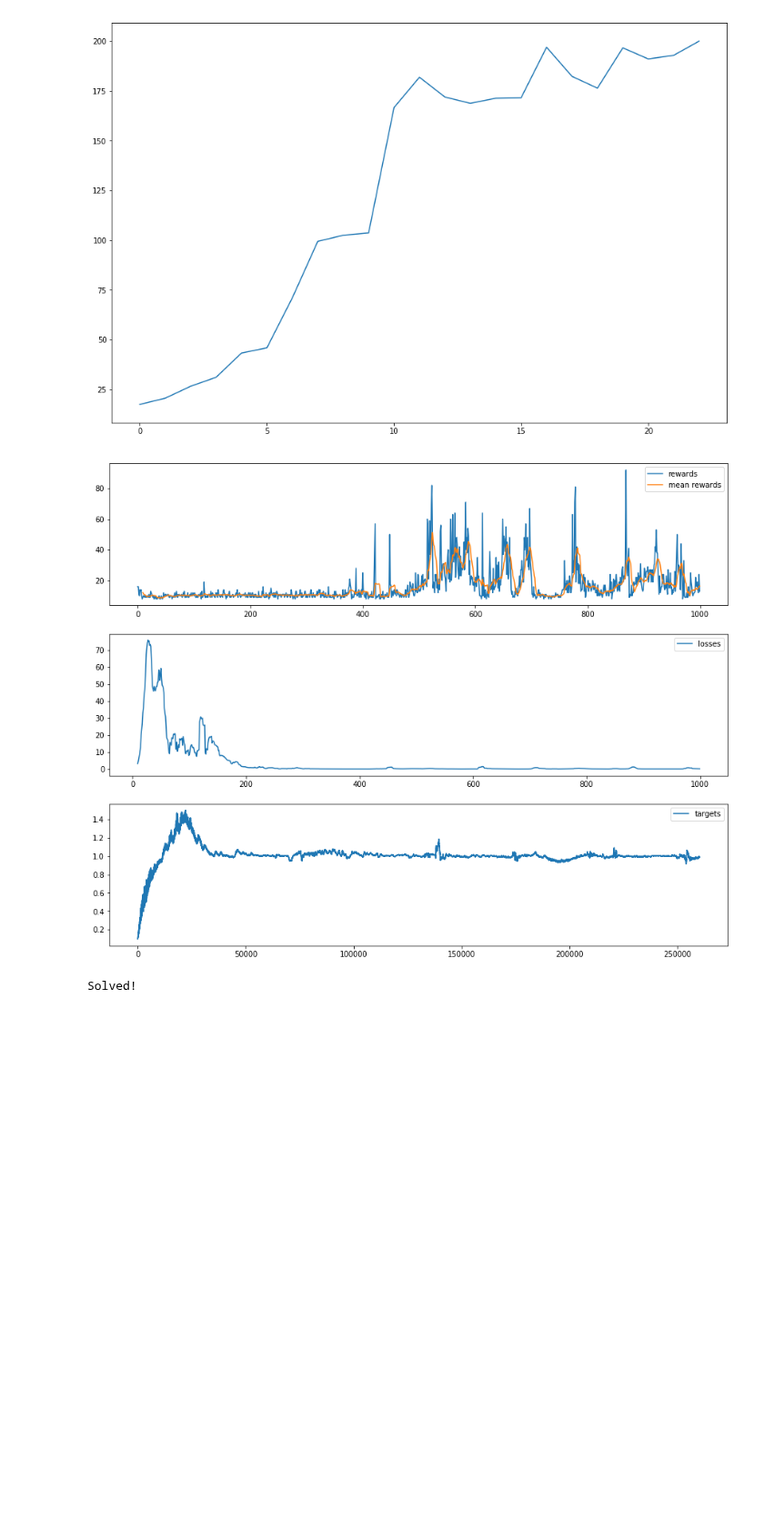
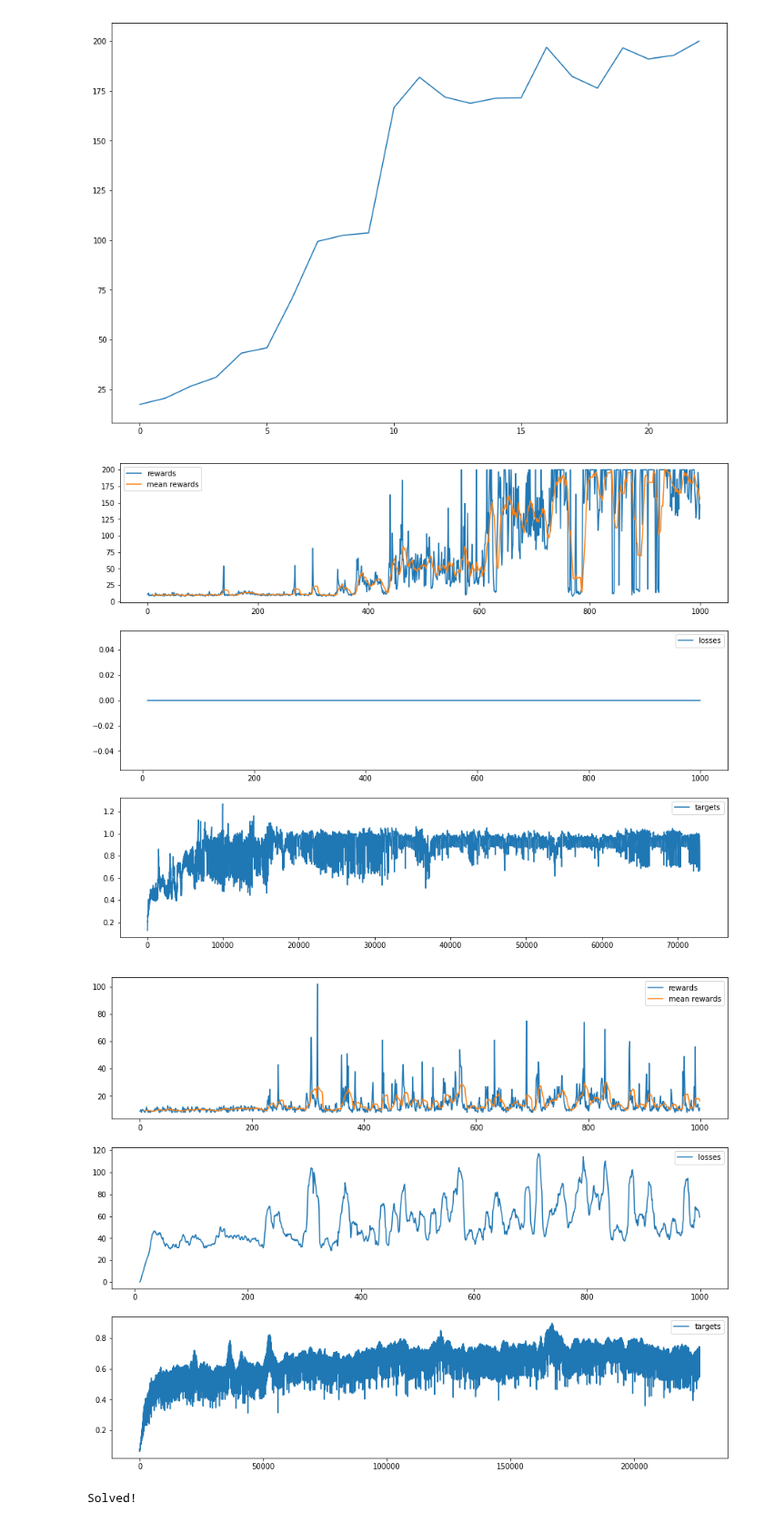
Before and after one commit to QuentinDuval/PythonExperiments, a Jupyter notebook: ml/rl/4_cartpole.ipynb, the cells around one changed output. Shown at 91% size. Drawn from its saved outputs; the diff is of its cells as text; code cells hidden in the pictures; blank space fills up the shorter version.

Commit message:
SARSA works... still need to deal with Q Learning

```diff
--- a/ml/rl/4_cartpole.ipynb
+++ b/ml/rl/4_cartpole.ipynb
@@ -278,7 +278,10 @@ def train_sarsa_learning(
 
             # Apply the bellman update
             optimizer.zero_grad()
-            target = reward + discount * next_action_value.detach()
+            if not done:
+                target = reward + discount * next_action_value.detach()
+            else:
+                target = torch.tensor(reward)
             loss = criterion(action_value, target)
             loss.backward()
             optimizer.step()
@@ -333,15 +336,18 @@ def train_q_learning(
             next_state, reward, done, _ = env.step(action)
 
             # Storing into the replay buffer
-            replay_buffer.append((state, action, next_state))
+            replay_buffer.append((state, action, next_state, done))
 
             # Extract a mini batch from the replay buffer
             if len(replay_buffer) >= 100:
                 losses = []
-                for s, a, s2 in random.choices(replay_buffer, k=16):
+                for s, a, s2, d in random.choices(replay_buffer, k=16):
                     next_action_values = policy(s2)
-                    next_action_value, _ = torch.max(next_action_values, dim=-1)
-                    target = reward + discount * next_action_value.detach()
+                    if not d:
+                        next_action_value, _ = torch.max(next_action_values, dim=-1)
+                        target = reward + discount * next_action_value.detach()
+                    else:
+                        target = torch.tensor(reward)
                     losses.append(criterion(action_value, target))
                     targets.append(target)
 
@@ -358,37 +364,36 @@ def train_q_learning(
 
         # Record history
         episode_rewards.append(episode_reward)
         episode_losses.append(episode_loss)
 
     # Reporting
     if show_stats:
         fig, ax = plt.subplots(figsize=(15, 12), nrows=3)
         ax[0].plot(episode_rewards, label="rewards")
         ax[0].plot(pd.Series(episode_rewards).rolling(10).mean(), label="mean rewards")
         ax[1].plot(pd.Series(episode_losses).rolling(10).sum() / 100., label="losses")
         ax[2].plot(pd.Series(targets).rolling(10).sum() / 100., label="targets")
         for p in ax:
             p.legend()
         plt.show()
 
 
 """
 Training
 """
 
 with gym.make("CartPole-v0") as env:
-    '''
     train_sarsa_learning(
         env, policy=PolicyNet(), episodes=1000, discount=0.9,
-        learning_rate=1e-4, weight_decay=1e-4,
+        learning_rate=1e-3, weight_decay=0.0,
         epsilon=0.1)
-    '''
     train_q_learning(
         env, policy=PolicyNet(), episodes=1000, discount=0.9,
         learning_rate=1e-3, weight_decay=0.0,
         epsilon=0.1)
 # %% [output]
-[figure, old version]
+[figure, new version]
+[figure, added]
 # %%
 """
 REINFORCE: Monte Carlo Policy Gradient
```
